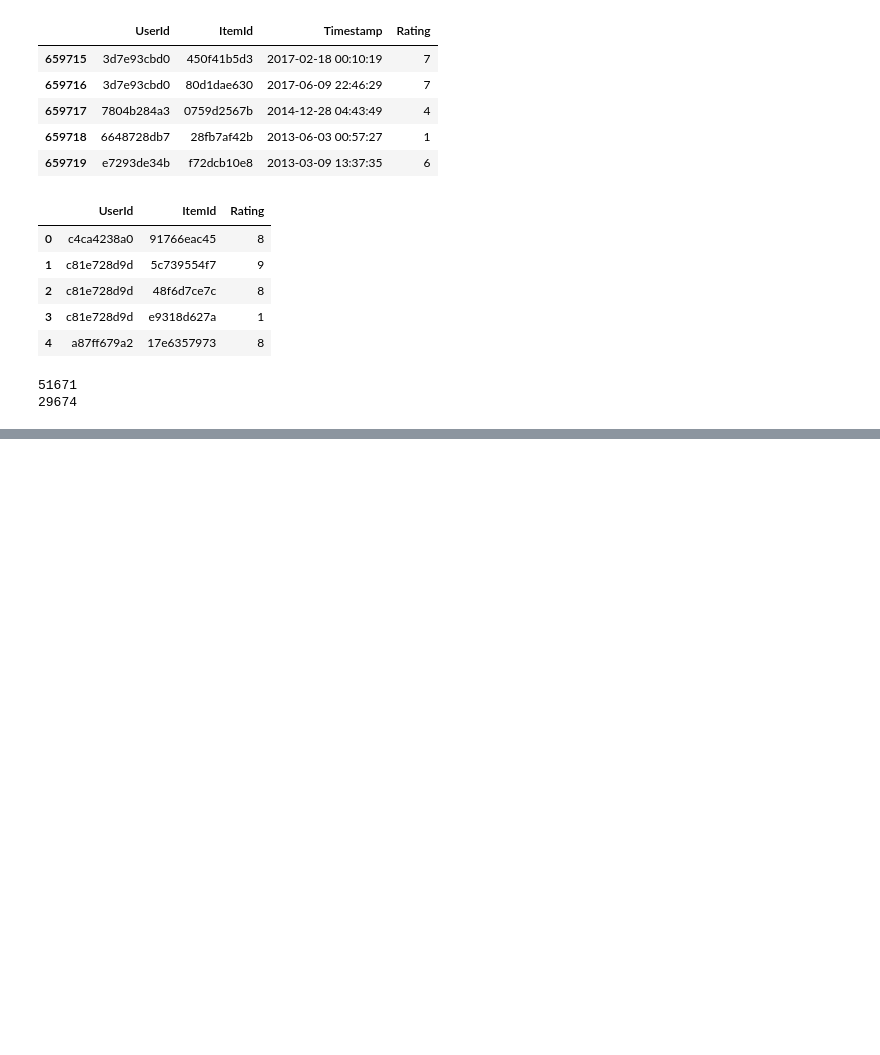
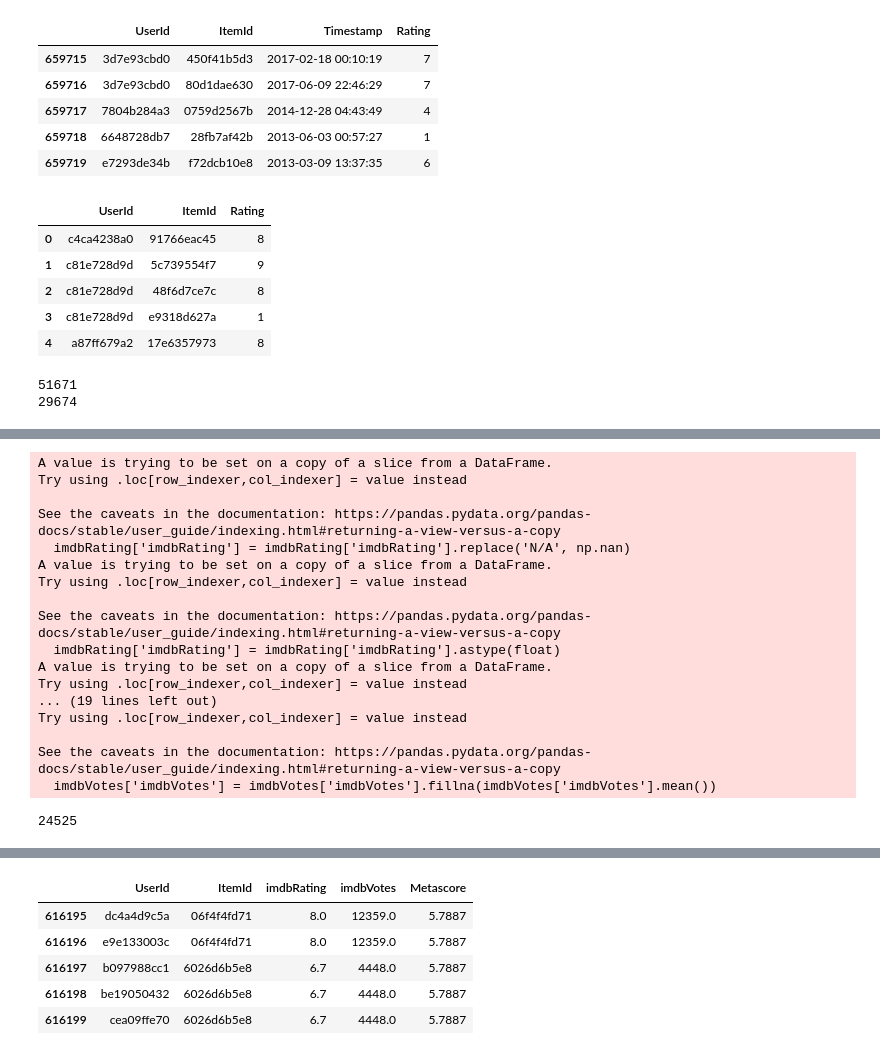
Before and after one commit to carolinabrandao/Recommendation-movies-to-users, a Jupyter notebook: teste2.ipynb, the cells around one changed output, grey strips where cells are left out. Cells and saved outputs as stored; diff of their text form; code cells hidden in the pictures; blank space fills up the shorter version.

```diff
--- a/teste2.ipynb
+++ b/teste2.ipynb
@@ -147,0 +115,56 @@ See the caveats in the documentation: https://pandas.pydata.org/pandas-docs/stab
+# %%
+contentDf = pd.read_json('content.jsonl', lines=True)
+
+imdbRating = contentDf[['ItemId', 'imdbRating']]
+
+#return number of 'N/A'
+
+print(imdbRating['imdbRating'].str.count('N/A').sum())
+
+#replace 'N/A' with mean of imdbRating
+imdbRating['imdbRating'] = imdbRating['imdbRating'].replace('N/A', np.nan)
+imdbRating['imdbRating'] = imdbRating['imdbRating'].astype(float)
+imdbRating['imdbRating'] = imdbRating['imdbRating'].fillna(imdbRating['imdbRating'].mean())
+
+
+
+df_targets = pd.merge(df_targets, imdbRating, on='ItemId')
+
+
+
+
+
+imdbVotes = contentDf[['ItemId', 'imdbVotes']]
+
+#return number of 'N/A'
+print(imdbVotes['imdbVotes'].str.count('N/A').sum())
+
+#replace 'N/A' with mean of imdbVotes
+imdbVotes['imdbVotes'] = imdbVotes['imdbVotes'].replace('N/A', np.nan)
+imdbVotes['imdbVotes'] = imdbVotes['imdbVotes'].str.replace(',', '')
+imdbVotes['imdbVotes'] = imdbVotes['imdbVotes'].astype(float)
+imdbVotes['imdbVotes'] = imdbVotes['imdbVotes'].fillna(imdbVotes['imdbVotes'].mean())
+
+df_targets = pd.merge(df_targets, imdbVotes, on='ItemId')
+
+
+
+# Metascore = contentDf[['ItemId', 'Metascore']]
+
+# #return number of 'N/A'
+# print(Metascore['Metascore'].str.count('N/A').sum())
+
+# #replace 'N/A' with mean of Metascore
+# Metascore['Metascore'] = Metascore['Metascore'].replace('N/A', np.nan)
+# Metascore['Metascore'] = Metascore['Metascore'].astype(float)
+# Metascore['Metascore'] = Metascore['Metascore'].fillna(Metascore['Metascore'].mean())
+
+# #divide by 10
+# Metascore['Metascore'] = Metascore['Metascore']/10
+
+# df_targets = pd.merge(df_targets, Metascore, on='ItemId')
+
+
+
+# df_targets.tail()
+# %% [output]
@@ -147,0 +173,18 @@ See the caveats in the documentation: https://pandas.pydata.org/pandas-docs/stab
+A value is trying to be set on a copy of a slice from a DataFrame.
+Try using .loc[row_indexer,col_indexer] = value instead
+
+See the caveats in the documentation: https://pandas.pydata.org/pandas-docs/stable/user_guide/indexing.html#returning-a-view-versus-a-copy
+  imdbRating['imdbRating'] = imdbRating['imdbRating'].replace('N/A', np.nan)
+A value is trying to be set on a copy of a slice from a DataFrame.
+Try using .loc[row_indexer,col_indexer] = value instead
+
+See the caveats in the documentation: https://pandas.pydata.org/pandas-docs/stable/user_guide/indexing.html#returning-a-view-versus-a-copy
+  imdbRating['imdbRating'] = imdbRating['imdbRating'].astype(float)
+A value is trying to be set on a copy of a slice from a DataFrame.
+Try using .loc[row_indexer,col_indexer] = value instead
+... (19 lines left out)
+Try using .loc[row_indexer,col_indexer] = value instead
+
+See the caveats in the documentation: https://pandas.pydata.org/pandas-docs/stable/user_guide/indexing.html#returning-a-view-versus-a-copy
+  imdbVotes['imdbVotes'] = imdbVotes['imdbVotes'].fillna(imdbVotes['imdbVotes'].mean())
+24525
@@ -148 +211,7 @@ See the caveats in the documentation: https://pandas.pydata.org/pandas-docs/stab
+|  | UserId | ItemId | imdbRating | imdbVotes | Metascore |
+| 616195 | dc4a4d9c5a | 06f4f4fd71 | 8.0 | 12359.0 | 5.7887 |
+| 616196 | e9e133003c | 06f4f4fd71 | 8.0 | 12359.0 | 5.7887 |
+| 616197 | b097988cc1 | 6026d6b5e8 | 6.7 | 4448.0 | 5.7887 |
+| 616198 | be19050432 | 6026d6b5e8 | 6.7 | 4448.0 | 5.7887 |
+| 616199 | cea09ffe70 | 6026d6b5e8 | 6.7 | 4448.0 | 5.7887 |
 # %%
```
Also changed, not shown: parts of 12 cells of this notebook, 1 other file.
